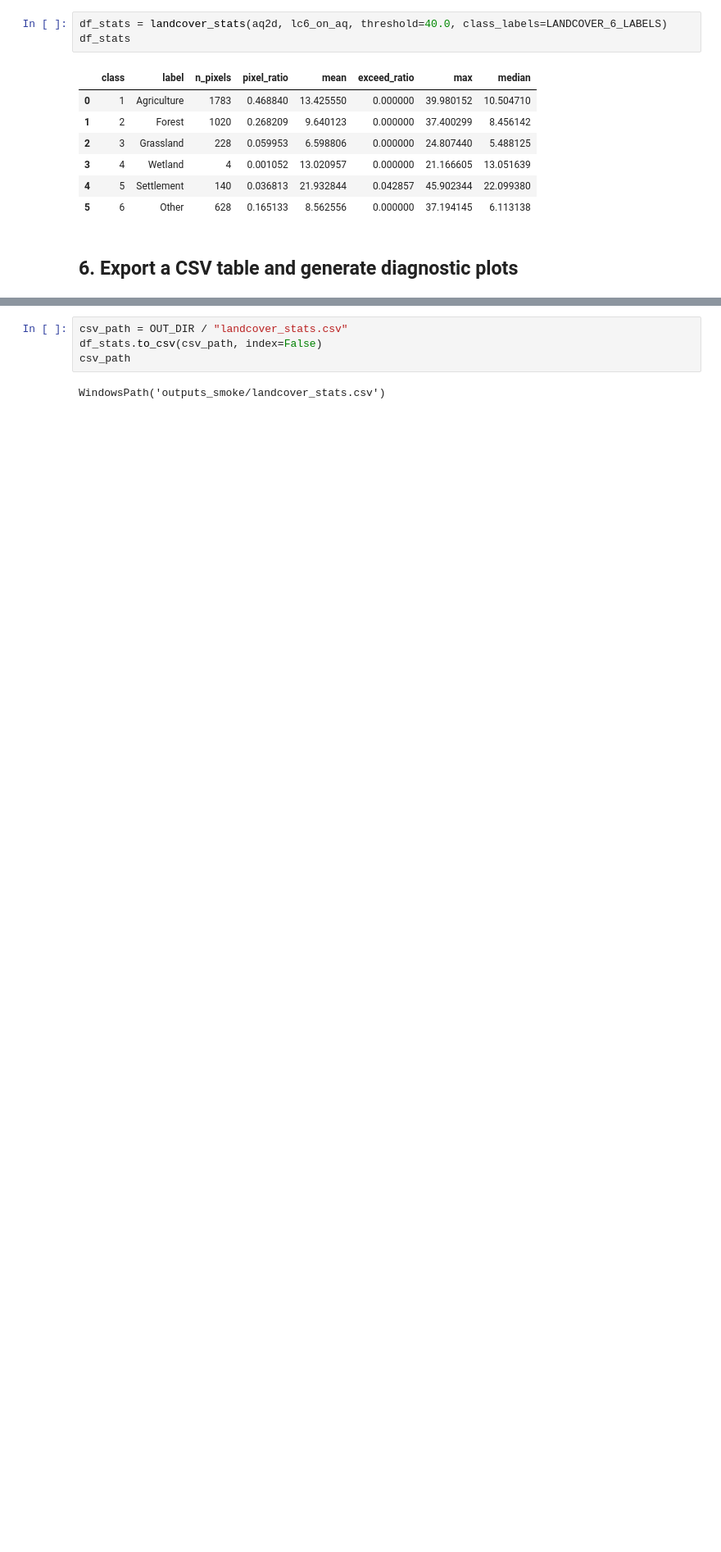
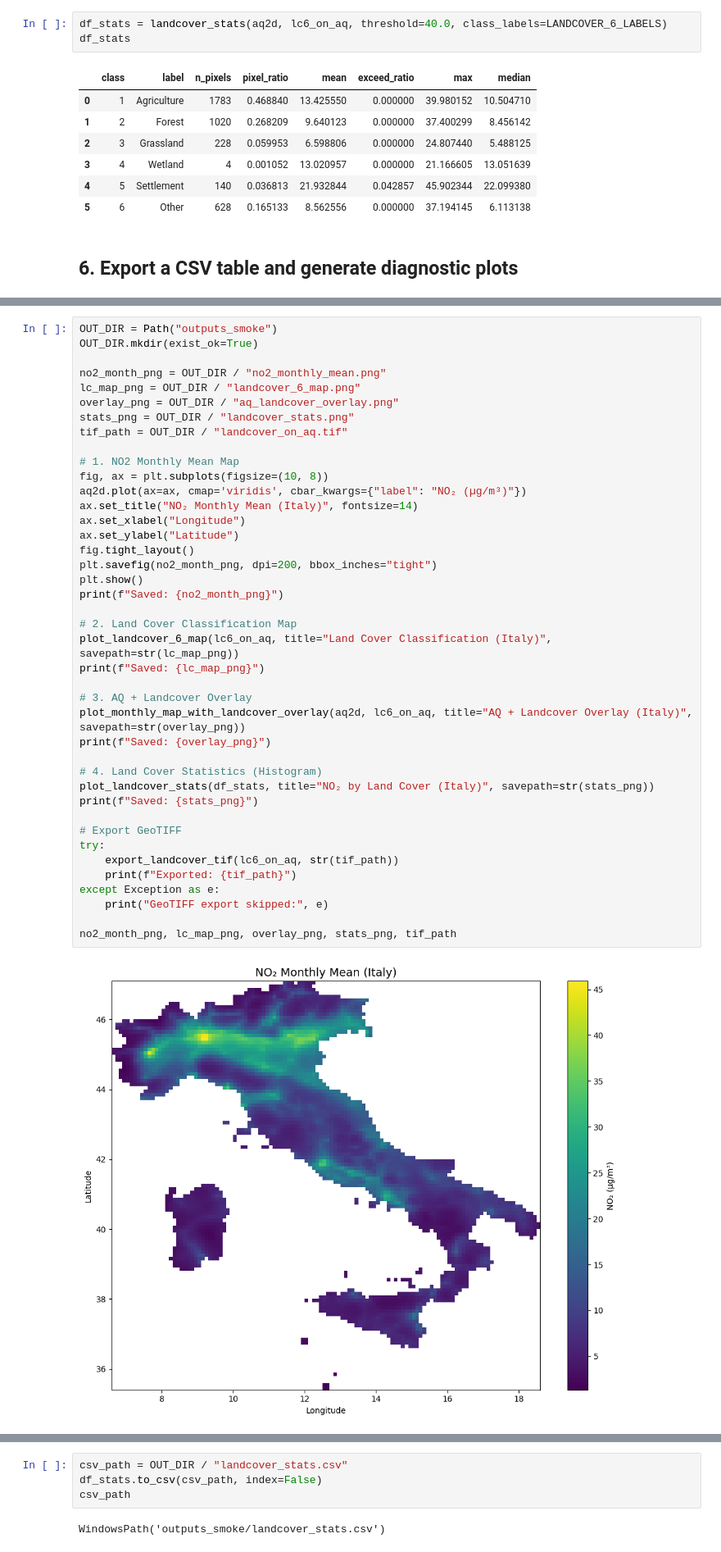
Before and after one commit to yokosupersonic/AirQualityLib, a Jupyter notebook: example/example.ipynb, the cells around one changed output, grey strips where cells are left out. Shown at 82% size. Saved outputs shown, nothing was run; the diff lists cells and outputs as text; blank space fills up the shorter version.

```diff
--- a/example/example.ipynb
+++ b/example/example.ipynb
@@ -194,0 +169,43 @@ Exported: outputs_smoke\landcover_on_aq.tif
+# %%
+OUT_DIR = Path("outputs_smoke")
+OUT_DIR.mkdir(exist_ok=True)
+
+no2_month_png = OUT_DIR / "no2_monthly_mean.png"
+lc_map_png = OUT_DIR / "landcover_6_map.png"
+overlay_png = OUT_DIR / "aq_landcover_overlay.png"
+stats_png = OUT_DIR / "landcover_stats.png"
+tif_path = OUT_DIR / "landcover_on_aq.tif"
+
+# 1. NO2 Monthly Mean Map
+fig, ax = plt.subplots(figsize=(10, 8))
+aq2d.plot(ax=ax, cmap='viridis', cbar_kwargs={"label": "NO₂ (µg/m³)"})
+ax.set_title("NO₂ Monthly Mean (Italy)", fontsize=14)
+ax.set_xlabel("Longitude")
+ax.set_ylabel("Latitude")
+fig.tight_layout()
+plt.savefig(no2_month_png, dpi=200, bbox_inches="tight")
+plt.show()
+print(f"Saved: {no2_month_png}")
+
+# 2. Land Cover Classification Map
+plot_landcover_6_map(lc6_on_aq, title="Land Cover Classification (Italy)", savepath=str(lc_map_png))
+print(f"Saved: {lc_map_png}")
+
+# 3. AQ + Landcover Overlay
+plot_monthly_map_with_landcover_overlay(aq2d, lc6_on_aq, title="AQ + Landcover Overlay (Italy)", savepath=str(overlay_png))
+print(f"Saved: {overlay_png}")
+
+# 4. Land Cover Statistics (Histogram)
+plot_landcover_stats(df_stats, title="NO₂ by Land Cover (Italy)", savepath=str(stats_png))
+print(f"Saved: {stats_png}")
+
+# Export GeoTIFF
+try:
+    export_landcover_tif(lc6_on_aq, str(tif_path))
+    print(f"Exported: {tif_path}")
+except Exception as e:
+    print("GeoTIFF export skipped:", e)
+
+no2_month_png, lc_map_png, overlay_png, stats_png, tif_path
+# %% [output]
+[figure, added]
```
Also changed, not shown: parts of 3 cells of this notebook, 1 other file.
